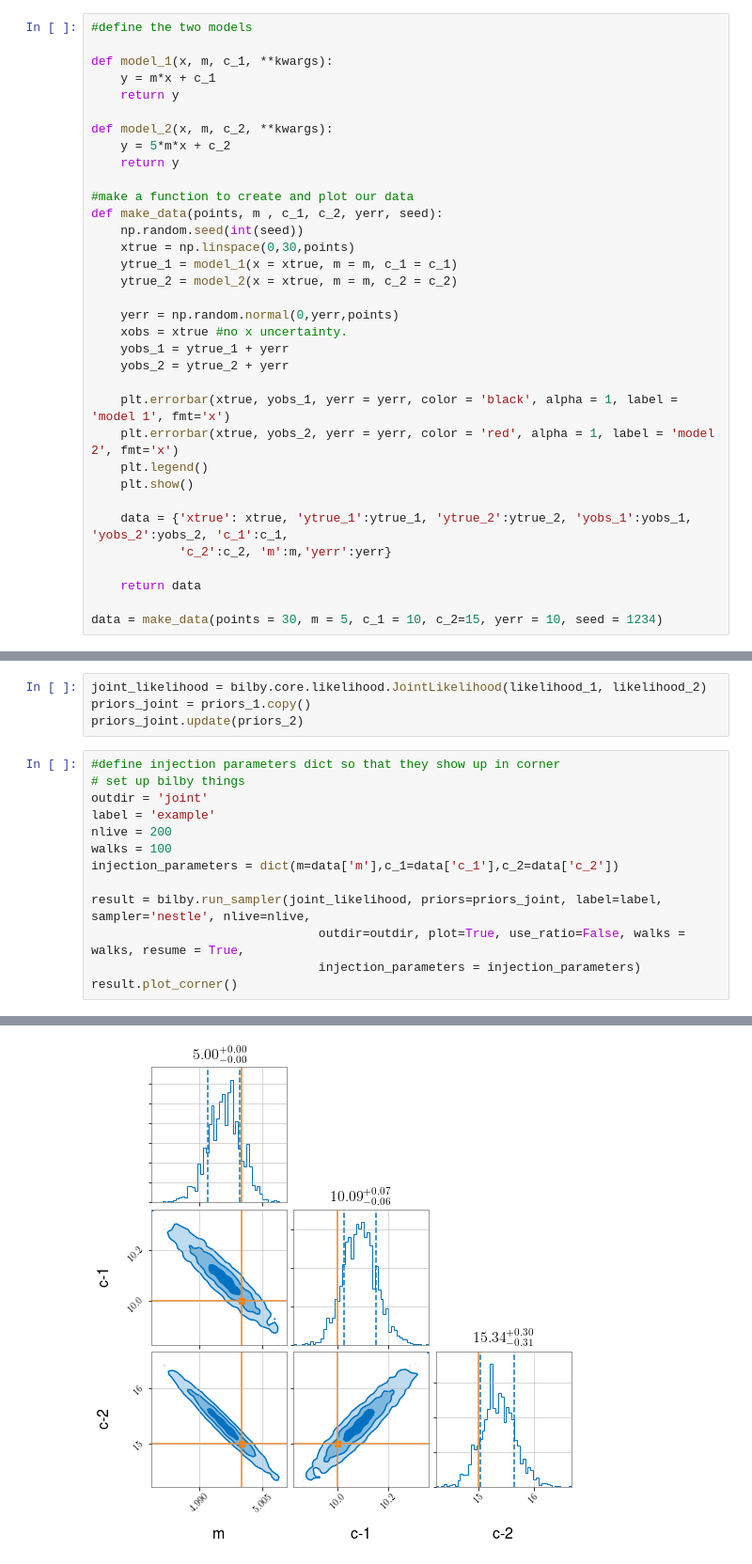
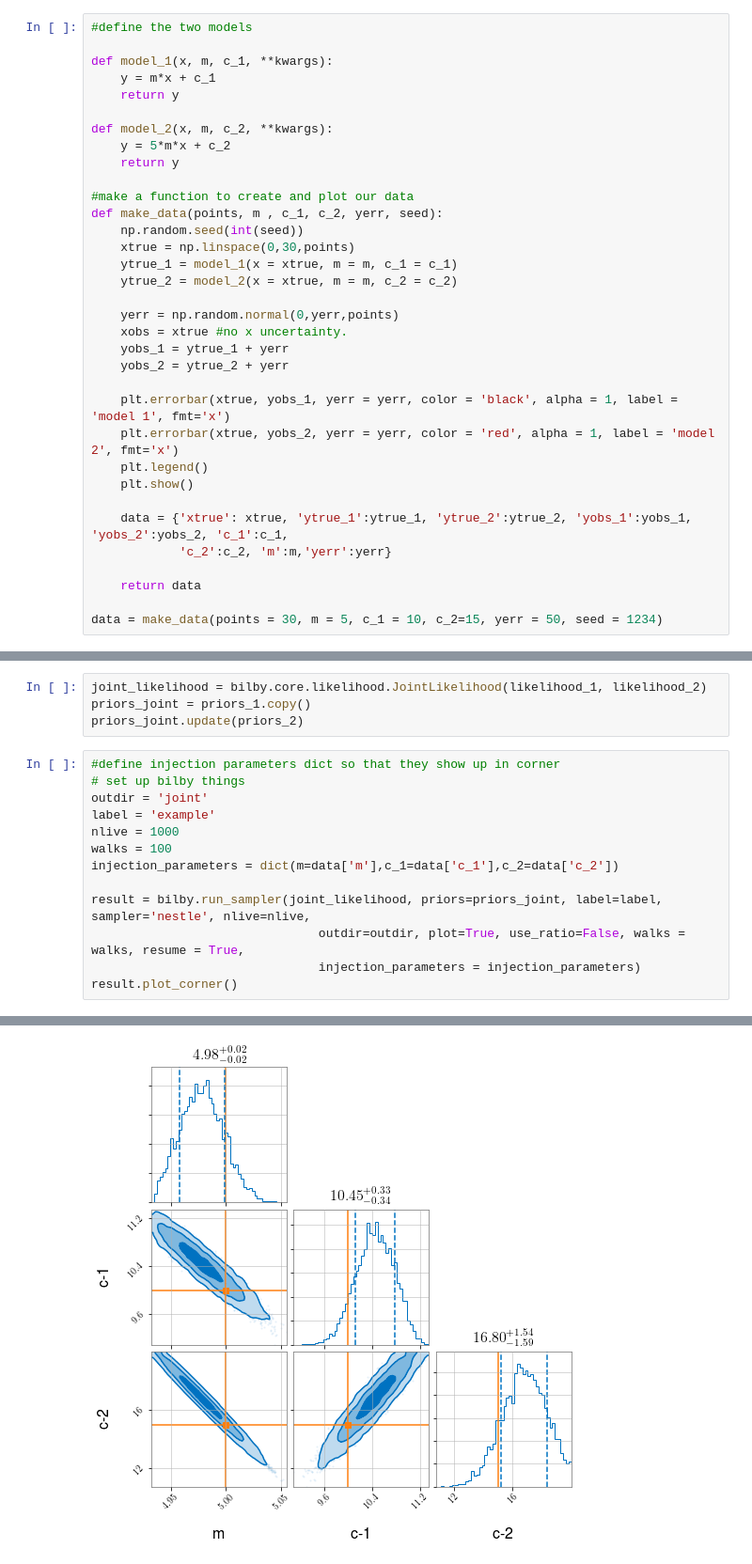
Before and after one commit to nikhil-sarin/a_simple_joint_likelihood, a Jupyter notebook: example_notebook.ipynb, the cells around one changed output, grey strips where cells are left out. Shown at 94% size. Cells and saved outputs as stored; diff of their text form.

```diff
--- a/example_notebook.ipynb
+++ b/example_notebook.ipynb
@@ -55,5 +55,5 @@ def make_data(points, m , c_1, c_2, yerr, seed):
 
     return data
 
-data = make_data(points = 30, m = 5, c_1 = 10, c_2=15, yerr = 10, seed = 1234)
+data = make_data(points = 30, m = 5, c_1 = 10, c_2=15, yerr = 50, seed = 1234)
 # %% [output]
@@ -87,7 +87,7 @@ priors_joint.update(priors_2)
 # set up bilby things
 outdir = 'joint'
 label = 'example'
-nlive = 200
+nlive = 1000
 walks = 100
 injection_parameters = dict(m=data['m'],c_1=data['c_1'],c_2=data['c_2'])
 
@@ -115 +115 @@ ln_bayes_factor:    nan +/-  0.297
-[figure, old version]
+[figure, new version]
```
Also changed, not shown: parts of 3 cells of this notebook.
